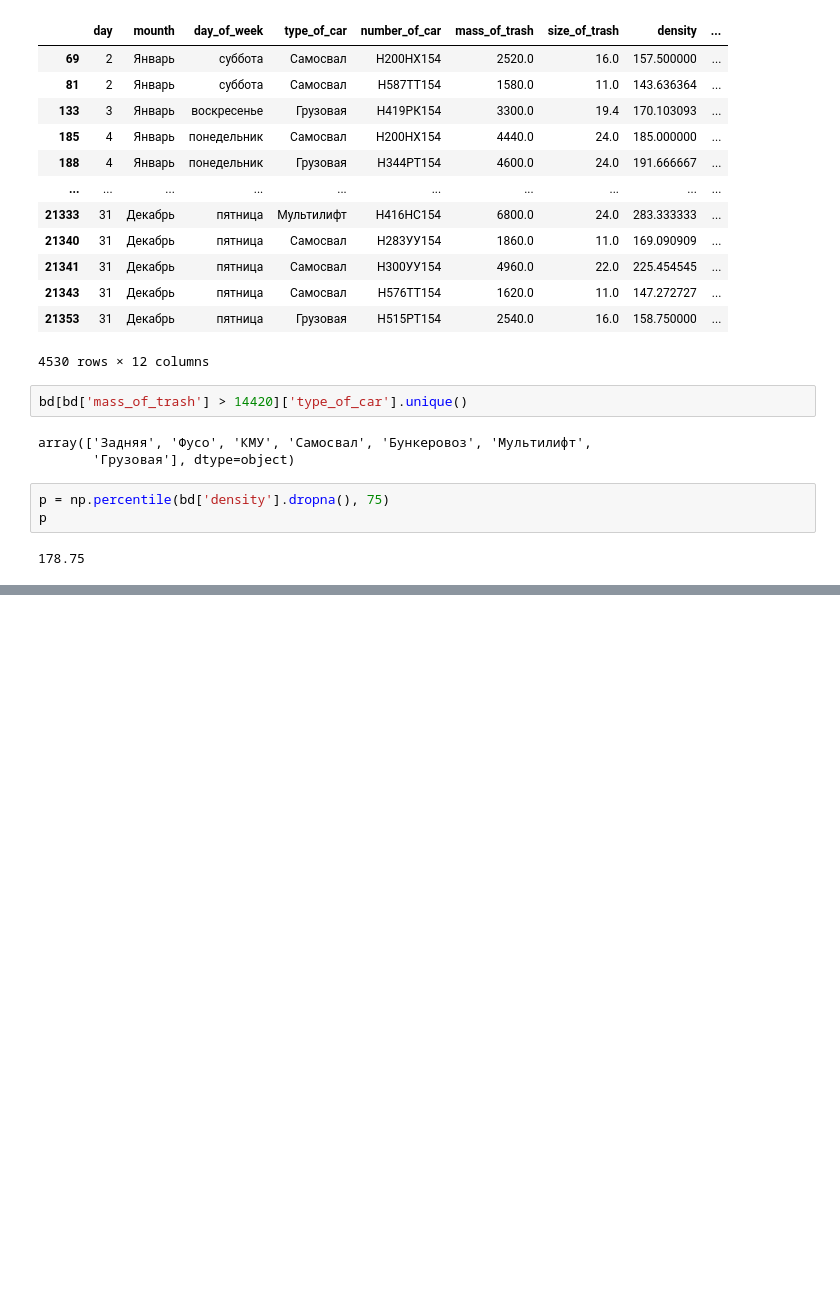
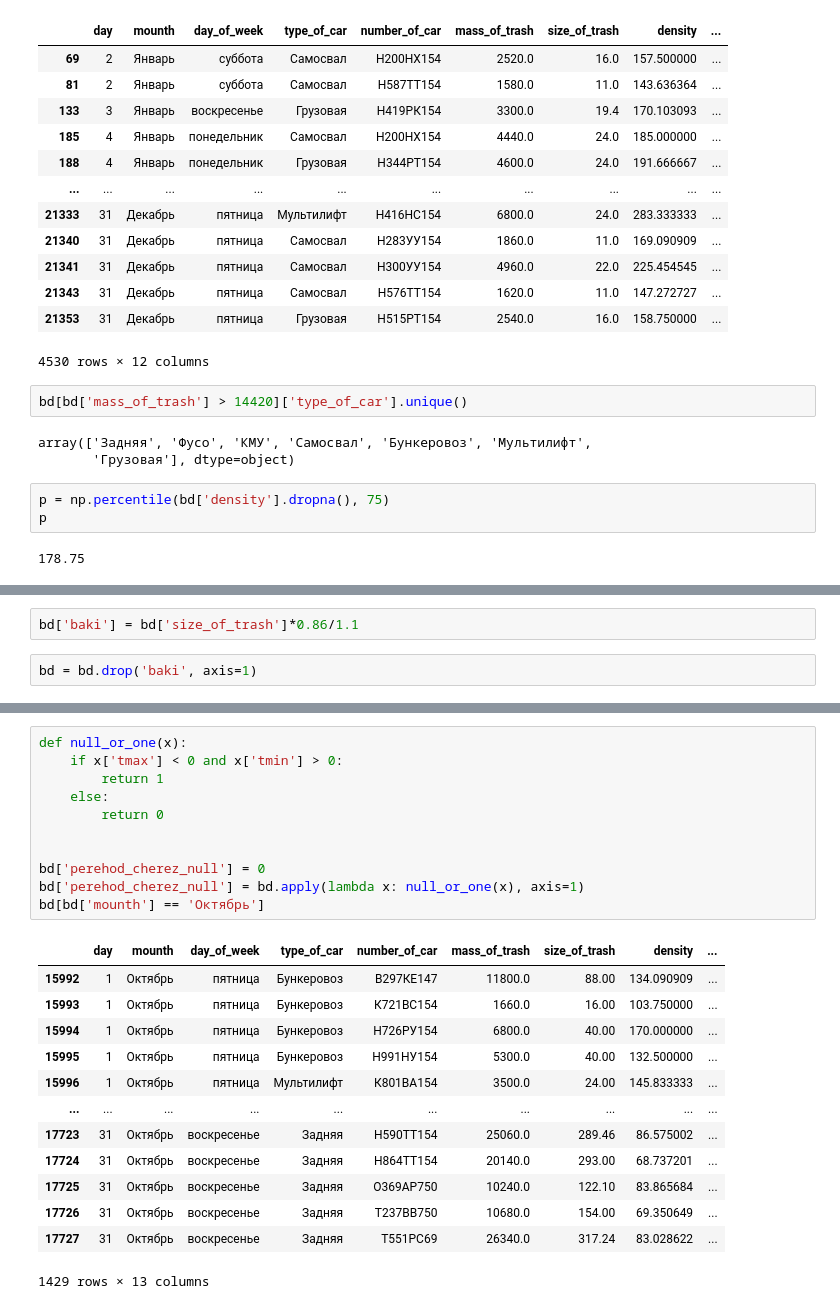
Before and after one commit to ssd2008/GMW, a Jupyter notebook: BMM.ipynb, the cells around one changed output, grey strips where cells are left out. Cells and saved outputs as stored; diff of their text form; blank space fills up the shorter version.

```diff
--- a/BMM.ipynb
+++ b/BMM.ipynb
@@ -393,0 +445,4 @@ bd
+# %%
+bd['baki'] = bd['size_of_trash']*0.86/1.1
+# %%
+bd = bd.drop('baki', axis=1)
@@ -393,0 +466,25 @@ bd
+# %%
+def null_or_one(x):
+    if x['tmax'] < 0 and x['tmin'] > 0:
+        return 1
+    else:
+        return 0
+
+
+bd['perehod_cherez_null'] = 0
+bd['perehod_cherez_null'] = bd.apply(lambda x: null_or_one(x), axis=1)
+bd[bd['mounth'] == 'Октябрь']
+# %% [output]
+|  | day | mounth | day_of_week | type_of_car | number_of_car | mass_of_trash | size_of_trash | density | ... |
+| 15992 | 1 | Октябрь | пятница | Бункеровоз | В297КЕ147 | 11800.0 | 88.00 | 134.090909 | ... |
+| 15993 | 1 | Октябрь | пятница | Бункеровоз | К721ВС154 | 1660.0 | 16.00 | 103.750000 | ... |
+| 15994 | 1 | Октябрь | пятница | Бункеровоз | Н726РУ154 | 6800.0 | 40.00 | 170.000000 | ... |
+| 15995 | 1 | Октябрь | пятница | Бункеровоз | Н991НУ154 | 5300.0 | 40.00 | 132.500000 | ... |
+| 15996 | 1 | Октябрь | пятница | Мультилифт | К801ВА154 | 3500.0 | 24.00 | 145.833333 | ... |
+| ... | ... | ... | ... | ... | ... | ... | ... | ... | ... |
+| 17723 | 31 | Октябрь | воскресенье | Задняя | Н590ТТ154 | 25060.0 | 289.46 | 86.575002 | ... |
+| 17724 | 31 | Октябрь | воскресенье | Задняя | Н864ТТ154 | 20140.0 | 293.00 | 68.737201 | ... |
+| 17725 | 31 | Октябрь | воскресенье | Задняя | О369АР750 | 10240.0 | 122.10 | 83.865684 | ... |
+| 17726 | 31 | Октябрь | воскресенье | Задняя | Т237ВВ750 | 10680.0 | 154.00 | 69.350649 | ... |
+| 17727 | 31 | Октябрь | воскресенье | Задняя | Т551РС69 | 26340.0 | 317.24 | 83.028622 | ... |
+1429 rows × 13 columns
```
Also changed, not shown: parts of 24 cells of this notebook.
